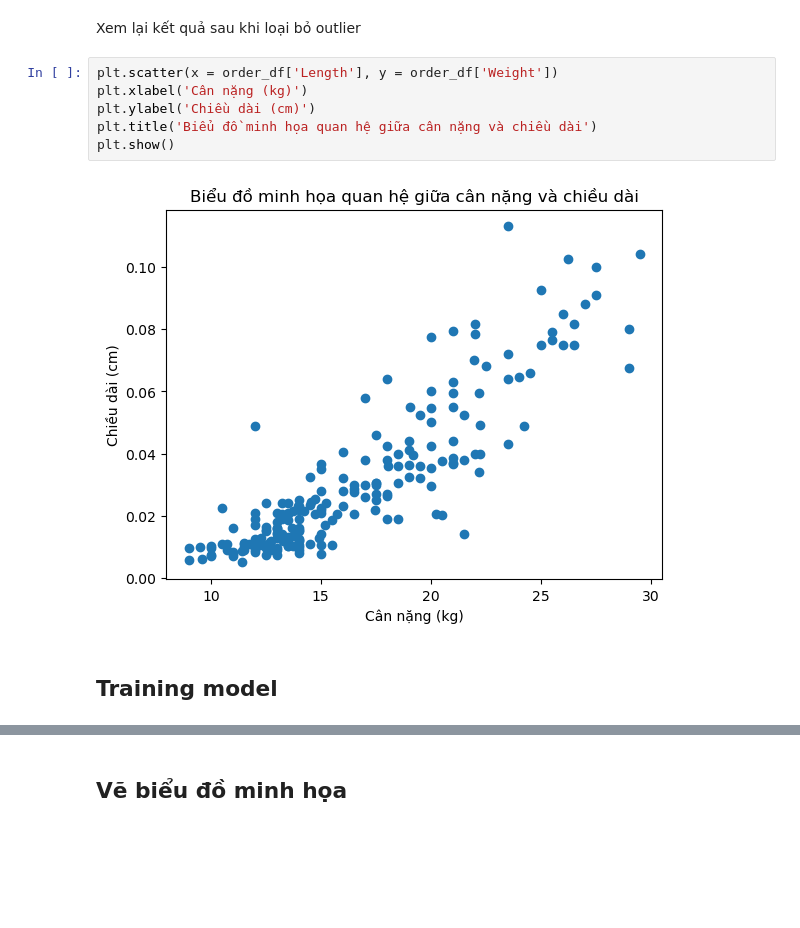
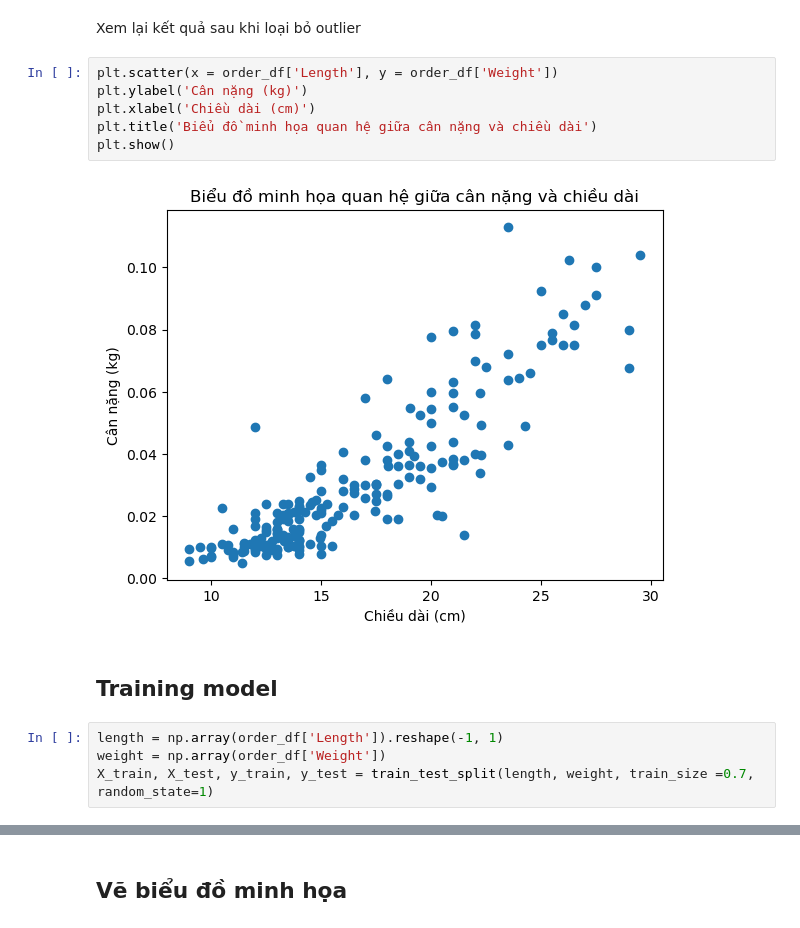
Before and after one commit to hoangitusk20/NMKHDL_doAn, a Jupyter notebook: DoAnCK/source/mo_hinh_va_danh_gia/Linear_regression.ipynb, the cells around one changed output, grey strips where cells are left out. Saved outputs shown, nothing was run; the diff lists cells and outputs as text; blank space fills up the shorter version.

```diff
--- a/DoAnCK/source/mo_hinh_va_danh_gia/Linear_regression.ipynb
+++ b/DoAnCK/source/mo_hinh_va_danh_gia/Linear_regression.ipynb
@@ -71,11 +75,15 @@ order_df = remove_outlier_iqr(order_df, 'Length')
 Xem lại kết quả sau khi loại bỏ outlier
 # %%
 plt.scatter(x = order_df['Length'], y = order_df['Weight'])
-plt.xlabel('Cân nặng (kg)')
-plt.ylabel('Chiều dài (cm)')
+plt.ylabel('Cân nặng (kg)')
+plt.xlabel('Chiều dài (cm)')
 plt.title('Biểu đồ minh họa quan hệ giữa cân nặng và chiều dài')
 plt.show()
 # %% [output]
-[figure, old version]
+[figure, new version]
 # %% [markdown]
 ##  Training model
+# %%
+length = np.array(order_df['Length']).reshape(-1, 1)
+weight = np.array(order_df['Weight'])
+X_train, X_test, y_train, y_test = train_test_split(length, weight, train_size =0.7, random_state=1)
```
Also changed, not shown: parts of 16 cells of this notebook.
